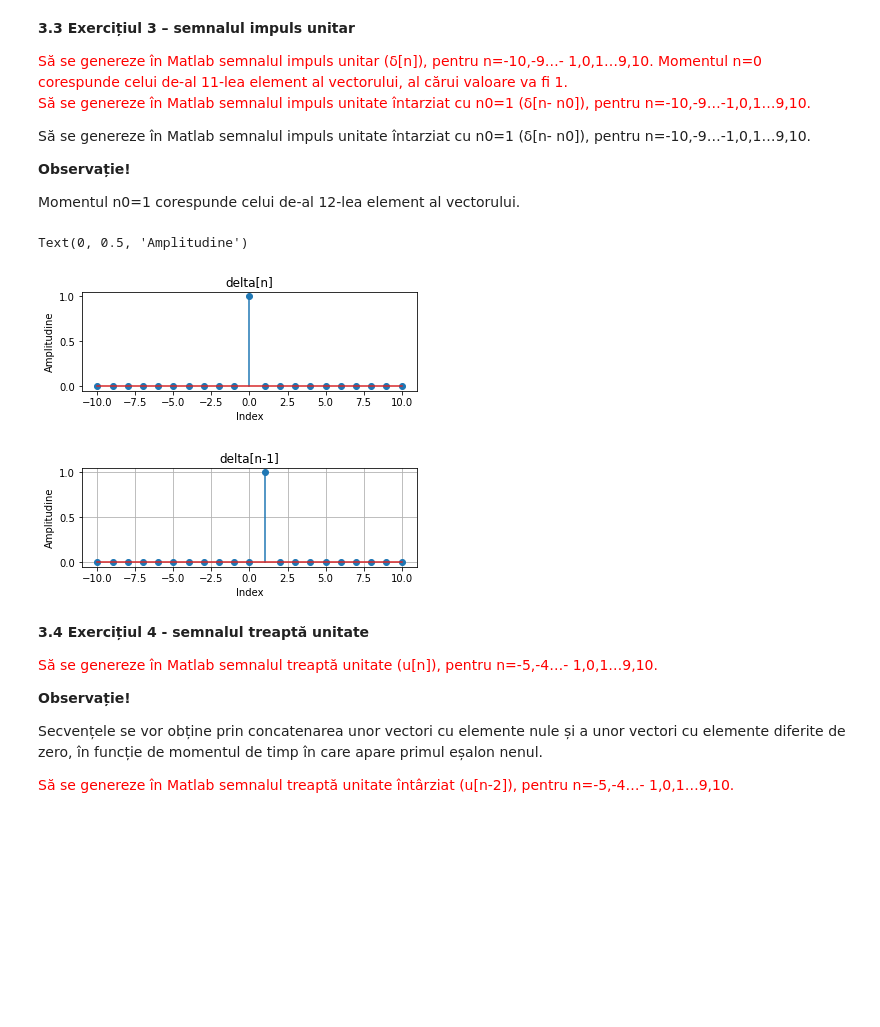
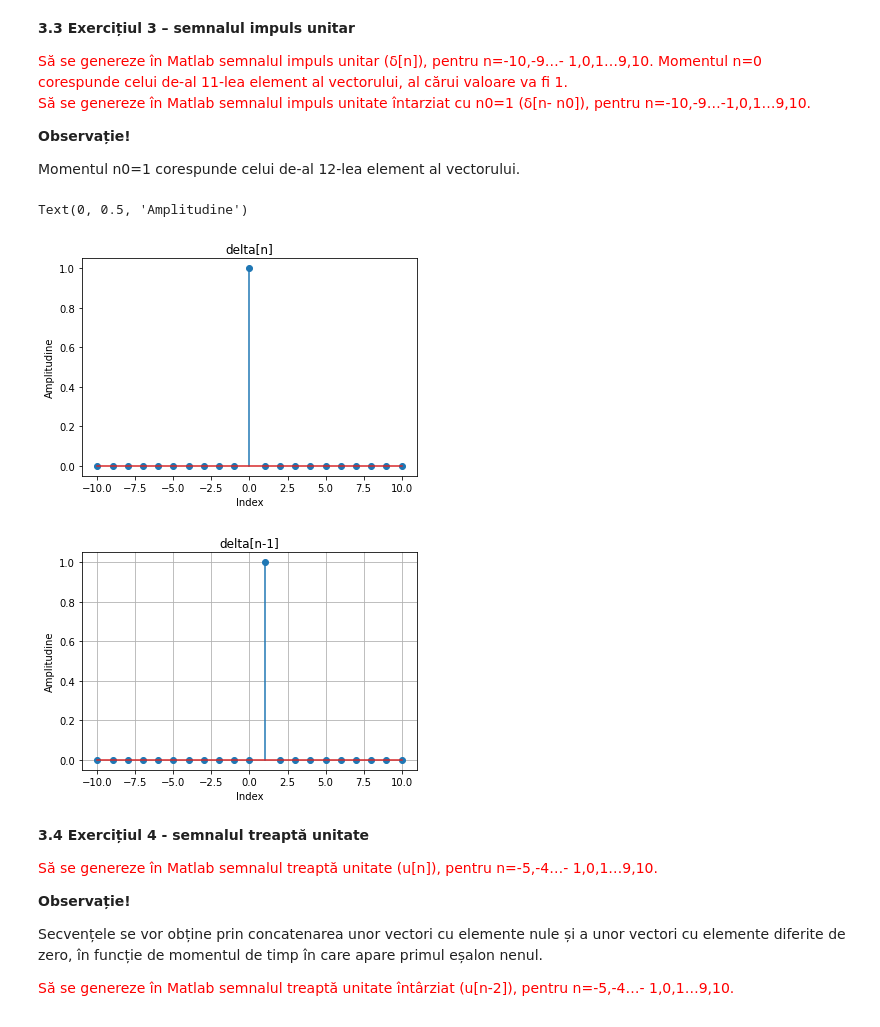
Before and after one commit to vladbstr/Python-Files-Tasks, a Jupyter notebook: lab2.ipynb, the cells around one changed output. Saved outputs shown, nothing was run; the diff lists cells and outputs as text; code cells hidden in the pictures; blank space fills up the shorter version.

```diff
--- a/lab2.ipynb
+++ b/lab2.ipynb
@@ -13,8 +197,6 @@ valoare va fi 1.</font>
 <font color='red'>Să se genereze în Matlab semnalul impuls unitate întarziat cu n0=1 (δ[n- n0]),
 pentru n=-10,-9…-1,0,1…9,10.</font>
 
-Să se genereze în Matlab semnalul impuls unitate întarziat cu n0=1 (δ[n- n0]),
-pentru n=-10,-9…-1,0,1…9,10.
 
 **Observație!**
 
@@ -22,29 +204,29 @@ Momentul n0=1 corespunde celui de-al 12-lea element al vectorului.
 # %%
 n = np.arange(-10,11)
 l=np.size(n)
 imp = np.zeros(l)
 ind = np.where(n==0)
 imp[ind] = 1
-plt.subplot(211)
+plt.figure()
 plt.stem(n,imp);plt.title('delta[n]')
 plt.xlabel('Index')
 plt.ylabel('Amplitudine')
 # %% [output]
 Text(0, 0.5, 'Amplitudine')
-[figure, old version]
+[figure, new version]
 # %%
 n = np.arange(-10,11)
 l=np.size(n)
 imp2 = np.zeros(l)
 ind2 = np.where(n==1)
 imp2[ind2] = 1
-plt.subplot(212)
+plt.figure()
 plt.stem(n,imp2);plt.title('delta[n-1]')
 plt.xlabel('Index')
 plt.ylabel('Amplitudine')
 plt.grid(True)
 # %% [output]
-[figure, old version]
+[figure, new version]
 # %% [markdown]
 **3.4 Exercițiul 4 - semnalul treaptă unitate**
 
```
Also changed, not shown: parts of 8 cells of this notebook.
